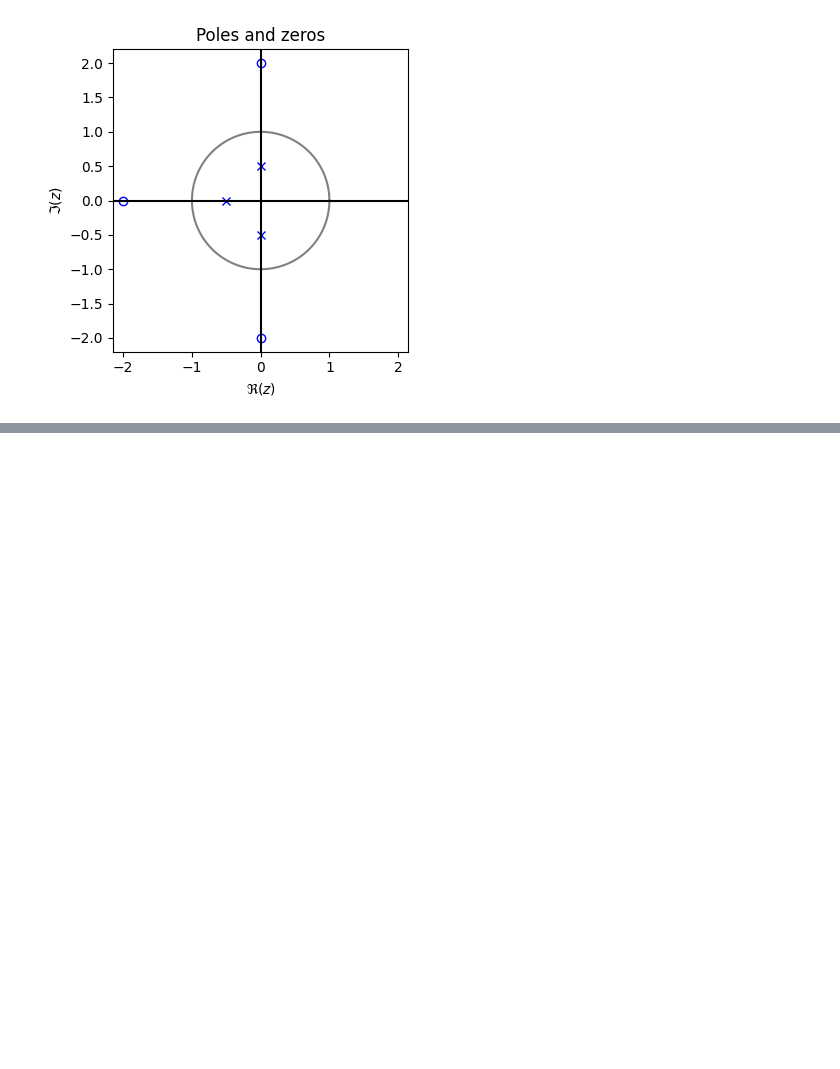
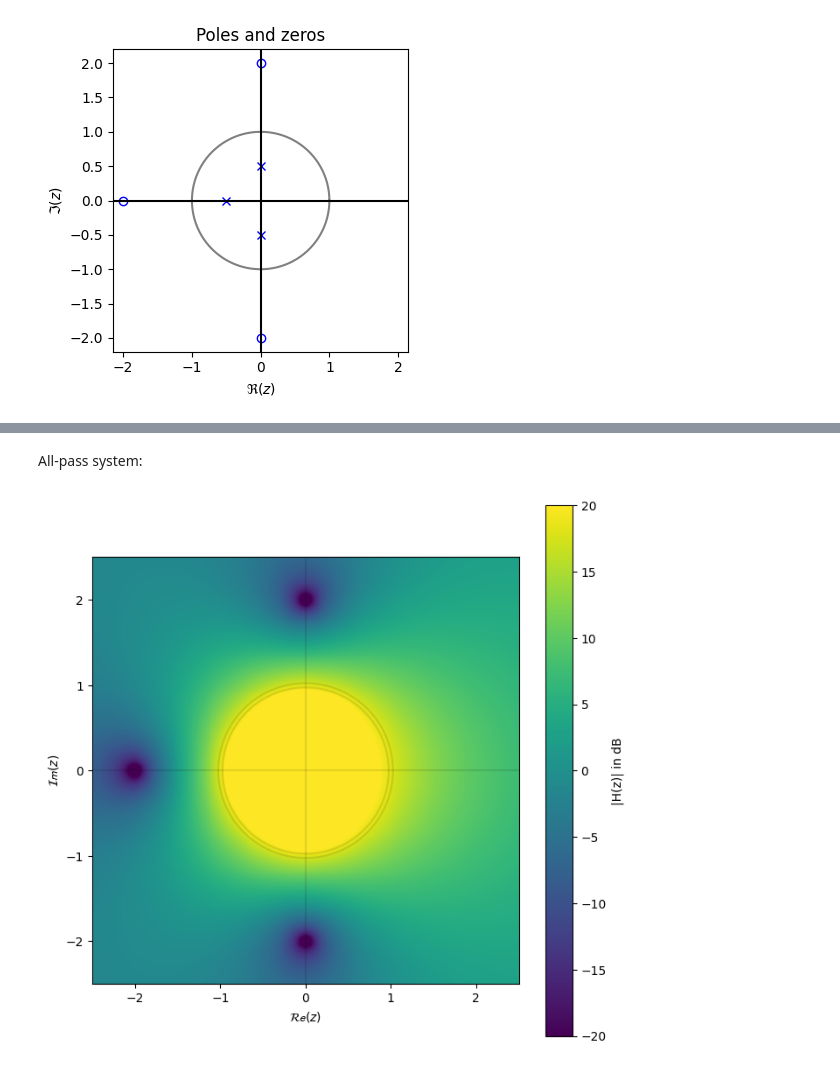
Before and after one commit to audiotechnologie-mattis/signalverarbeitung, a Jupyter notebook: homework_2/homework_2.ipynb, the cells around one changed output, grey strips where cells are left out. Cells and saved outputs as stored; diff of their text form; code cells hidden in the pictures; blank space fills up the shorter version.

```diff
--- a/homework_2/homework_2.ipynb
+++ b/homework_2/homework_2.ipynb
@@ -379,0 +423,7 @@ k_ap = 1 / 8
+# %% [markdown]
+All-pass system:
+# %%
+x, y, H_ap_db = z_magnitude_matrix_db((z_ap, p_ap, 1), width, N)
+plot_z_colormesh(x, y, H_ap_db, minDb, maxDb, colorbar_label)
+# %% [output]
+[figure, added]
```
Also changed, not shown: parts of 30 cells of this notebook.
